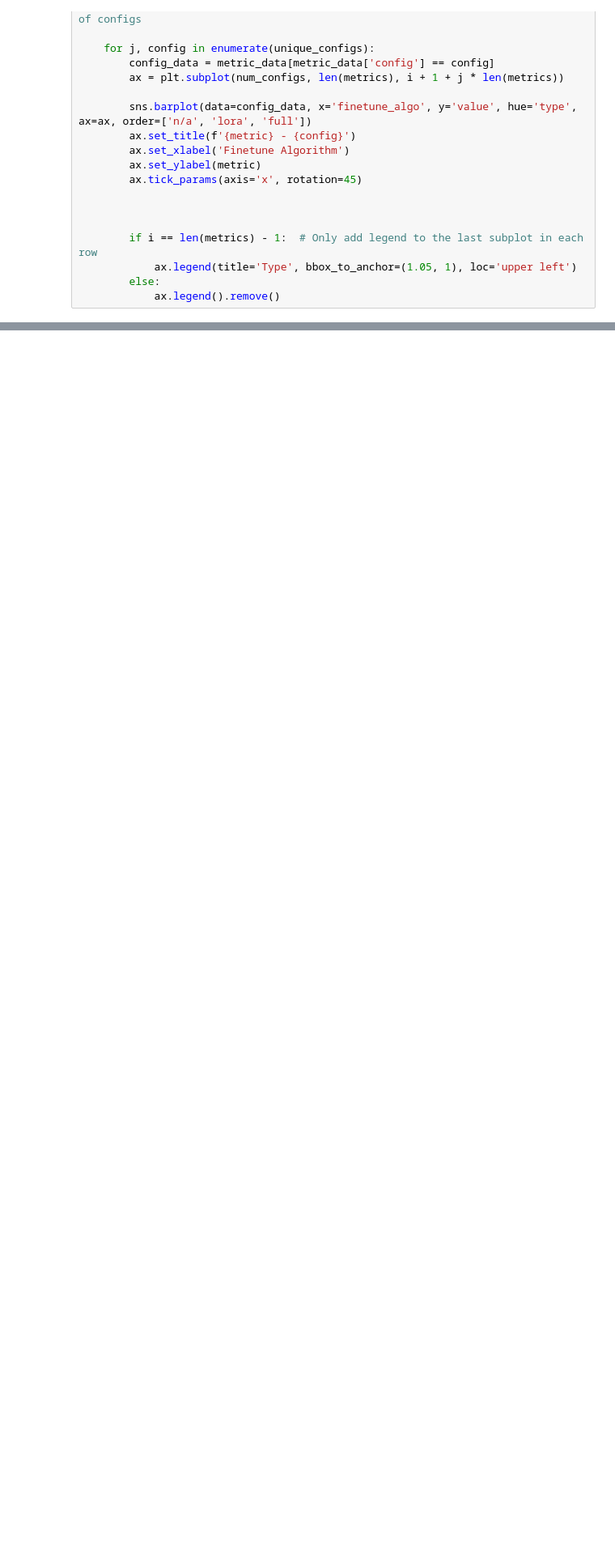
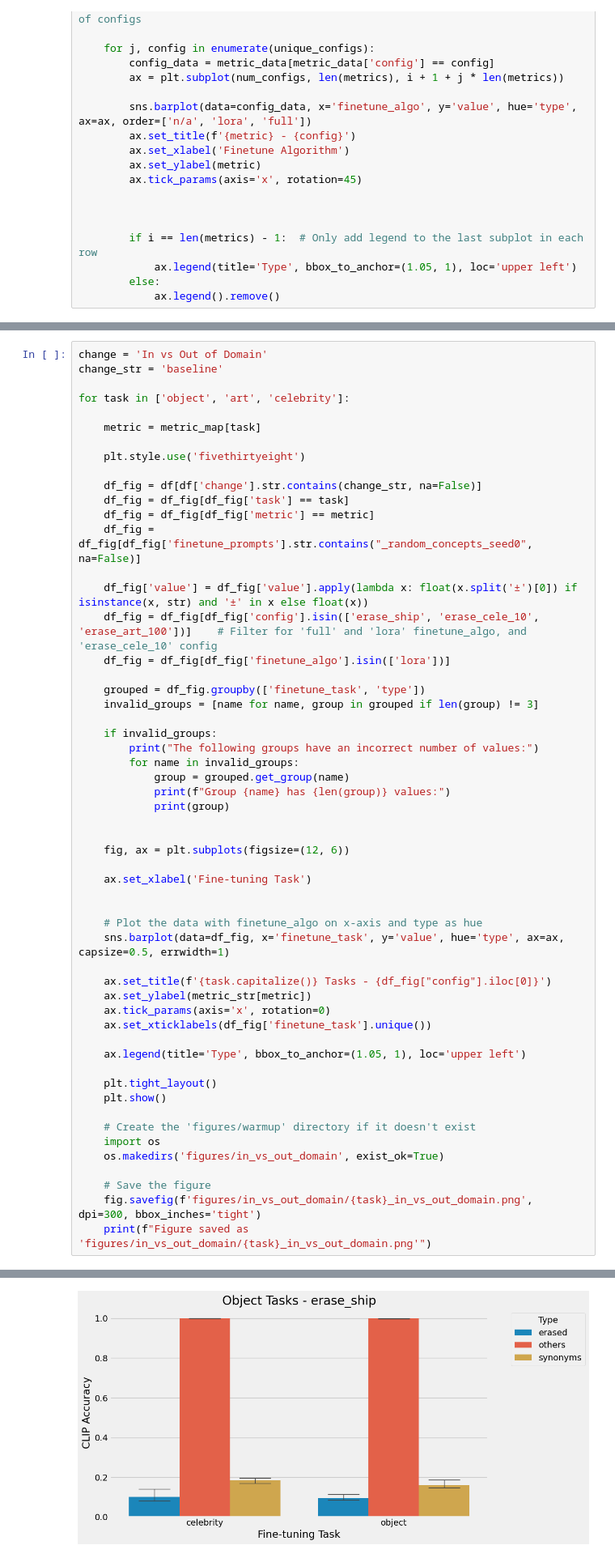
Before and after one commit to VMS-6511/MACE-Update, a Jupyter notebook: generate_figures.ipynb, the cells around one changed output, grey strips where cells are left out. Shown: that part at 81% size. Saved outputs shown, nothing was run; the diff lists cells and outputs as text; blank space fills up the shorter version.

```diff
--- a/generate_figures.ipynb
+++ b/generate_figures.ipynb
@@ -290,0 +536,56 @@ Figure saved as 'figures/finetuning/object_finetuning_comparison.png'
+# %%
+change = 'In vs Out of Domain'
+change_str = 'baseline'
+
+for task in ['object', 'art', 'celebrity']:
+
+    metric = metric_map[task]
+
+    plt.style.use('fivethirtyeight')
+
+    df_fig = df[df['change'].str.contains(change_str, na=False)]
+    df_fig = df_fig[df_fig['task'] == task]
+    df_fig = df_fig[df_fig['metric'] == metric]
+    df_fig = df_fig[df_fig['finetune_prompts'].str.contains("_random_concepts_seed0", na=False)]
+
+    df_fig['value'] = df_fig['value'].apply(lambda x: float(x.split('±')[0]) if isinstance(x, str) and '±' in x else float(x))
+    df_fig = df_fig[df_fig['config'].isin(['erase_ship', 'erase_cele_10', 'erase_art_100'])]    # Filter for 'full' and 'lora' finetune_algo, and 'erase_cele_10' config
+    df_fig = df_fig[df_fig['finetune_algo'].isin(['lora'])]
+
+    grouped = df_fig.groupby(['finetune_task', 'type'])
+    invalid_groups = [name for name, group in grouped if len(group) != 3]
+
+    if invalid_groups:
+        print("The following groups have an incorrect number of values:")
+        for name in invalid_groups:
+            group = grouped.get_group(name)
+            print(f"Group {name} has {len(group)} values:")
+            print(group)
+
+
+    fig, ax = plt.subplots(figsize=(12, 6))
+
+    ax.set_xlabel('Fine-tuning Task')
+
+
+    # Plot the data with finetune_algo on x-axis and type as hue
+    sns.barplot(data=df_fig, x='finetune_task', y='value', hue='type', ax=ax, capsize=0.5, errwidth=1)
+
+    ax.set_title(f'{task.capitalize()} Tasks - {df_fig["config"].iloc[0]}')
+    ax.set_ylabel(metric_str[metric])
+    ax.tick_params(axis='x', rotation=0)
+    ax.set_xticklabels(df_fig['finetune_task'].unique())
+
+    ax.legend(title='Type', bbox_to_anchor=(1.05, 1), loc='upper left')
+
+    plt.tight_layout()
+    plt.show()
+
+    # Create the 'figures/warmup' directory if it doesn't exist
+    import os
+    os.makedirs('figures/in_vs_out_domain', exist_ok=True)
+
+    # Save the figure
+    fig.savefig(f'figures/in_vs_out_domain/{task}_in_vs_out_domain.png', dpi=300, bbox_inches='tight')
+    print(f"Figure saved as 'figures/in_vs_out_domain/{task}_in_vs_out_domain.png'")
+# %% [output]
@@ -290,0 +595 @@ Figure saved as 'figures/finetuning/object_finetuning_comparison.png'
+[figure, added]
```
Also changed, not shown: parts of 7 cells of this notebook.
